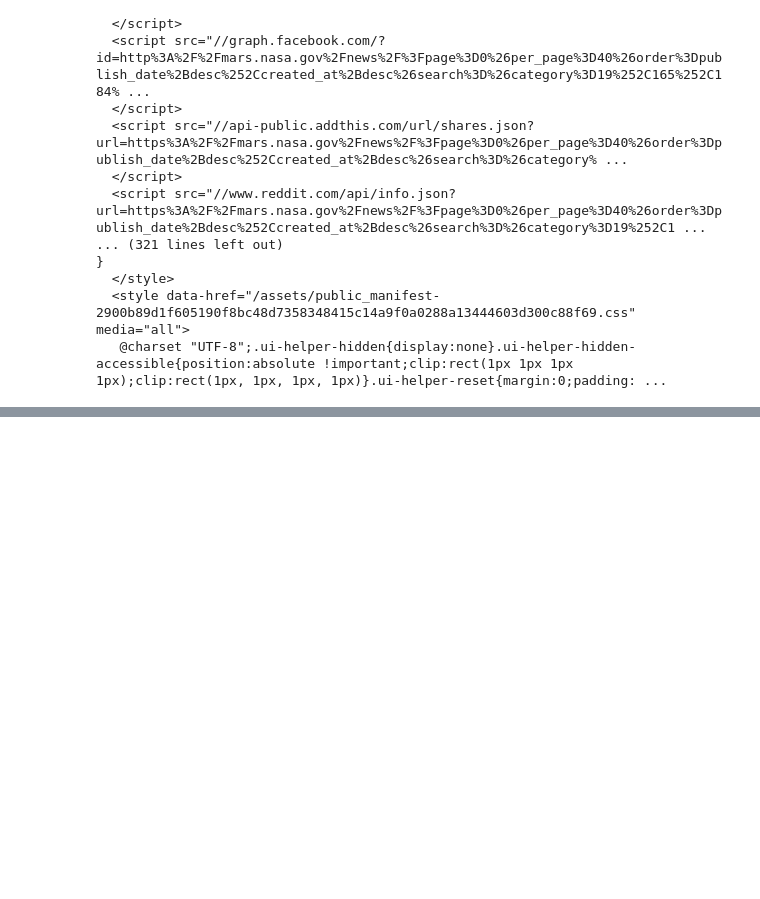
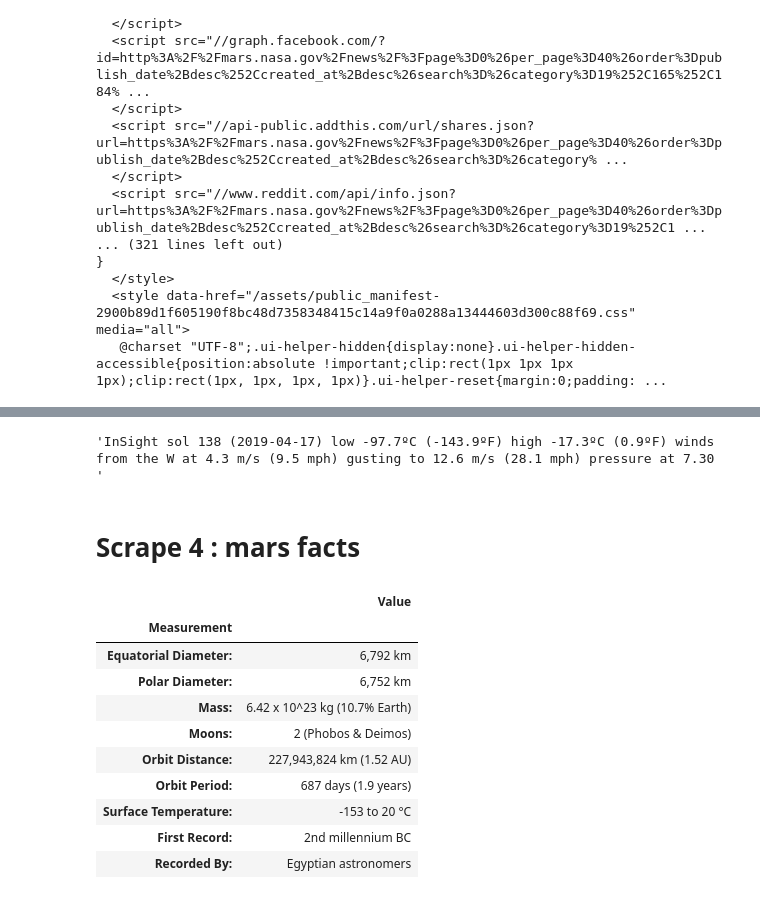
Before and after one commit to DougAF/Mission_scrape_mars, a Jupyter notebook: Scrape_Book.ipynb, the cells around one changed output, grey strips where cells are left out. Drawn from its saved outputs; the diff is of its cells as text; code cells hidden in the pictures; blank space fills up the shorter version.

Commit message:
scrape ipynb done, app in progress

```diff
--- a/Scrape_Book.ipynb
+++ b/Scrape_Book.ipynb
@@ -155,0 +120,36 @@ for x in range(50):
+# %%
+tweets_list = []
+for tweet_container in tweet_container_list:
+    tweets_list.append(tweet_container.p.text.replace('\n', ' ').split('hPapic.twitter.com/', 1)[0])
+
+
+#Store tweet
+mars_weather = tweets_list[0]
+mars_weather
+# %% [output]
+'InSight sol 138 (2019-04-17) low -97.7ºC (-143.9ºF) high -17.3ºC (0.9ºF) winds from the W at 4.3 m/s (9.5 mph) gusting to 12.6 m/s (28.1 mph) pressure at 7.30 '
+# %% [markdown]
+# Scrape 4 : mars facts
+# %%
+#Pandas scrape facts table Diameter, Mass, etc.
+
+url = "https://space-facts.com/mars/"
+mars_facts_tables = pd.read_html(url)
+#grab table from list
+mars_facts_df = mars_facts_tables[0]
+mars_facts_df.columns = ['Measurement', 'Value']
+# %%
+mars_facts_df_indexed = mars_facts_df.set_index('Measurement')
+mars_facts_df_indexed
+# %% [output]
+|  | Value |
+| Measurement |  |
+| Equatorial Diameter: | 6,792 km |
+| Polar Diameter: | 6,752 km |
+| Mass: | 6.42 x 10^23 kg (10.7% Earth) |
+| Moons: | 2 (Phobos & Deimos) |
+| Orbit Distance: | 227,943,824 km (1.52 AU) |
+| Orbit Period: | 687 days (1.9 years) |
+| Surface Temperature: | -153 to 20 °C |
+| First Record: | 2nd millennium BC |
+| Recorded By: | Egyptian astronomers |
```
Also changed, not shown: parts of 39 cells of this notebook, 2 other files.
